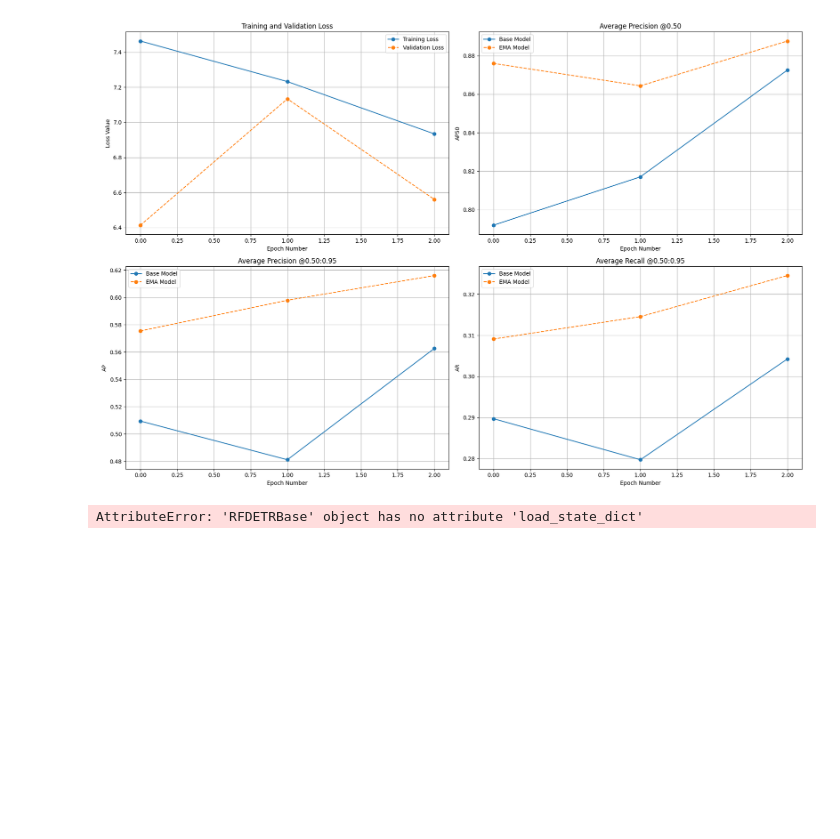
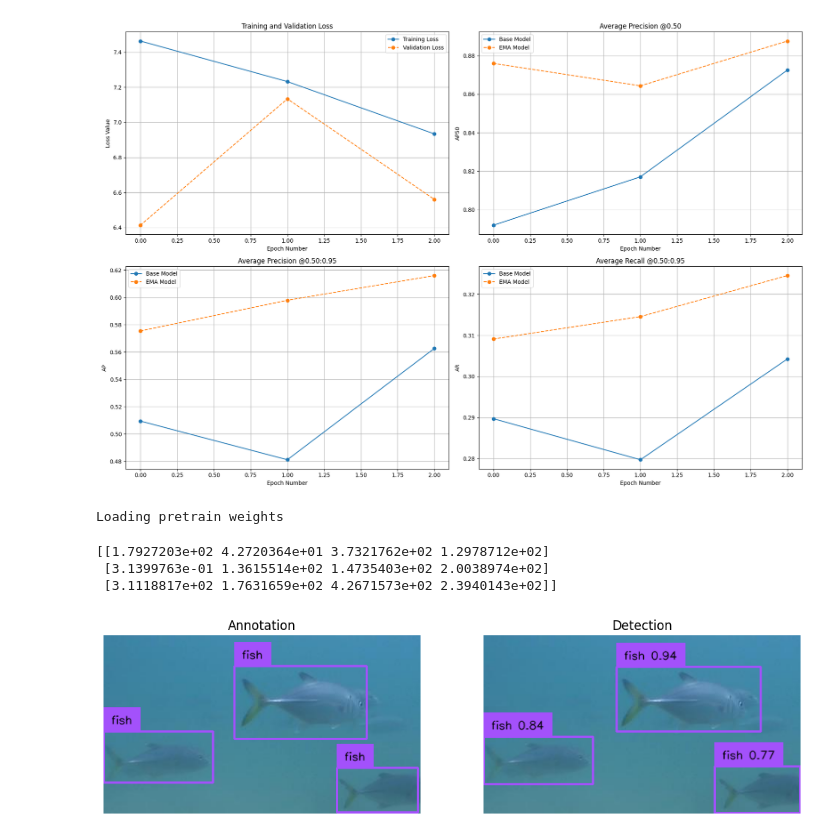
Before and after one commit to MateoPetitet/rfdetr-ofb, a Jupyter notebook: RF-DETR_poissons.ipynb, the cells around one changed output. Cells and saved outputs as stored; diff of their text form; code cells hidden in the pictures; blank space fills up the shorter version.

```diff
--- a/RF-DETR_poissons.ipynb
+++ b/RF-DETR_poissons.ipynb
@@ -118,10 +118,9 @@ Image.open("output/metrics_plot.png")
 # %% [output]
 [figure]
 # %%
-checkpoint = torch.load('output/checkpoint0059.pth', weights_only=False)
-model.load_state_dict(checkpoint['model'], strict=True)
+model = RFDETRBase(pretrain_weights="output/checkpoint0059.pth")
 # %% [output]
-AttributeError: 'RFDETRBase' object has no attribute 'load_state_dict'
+Loading pretrain weights
 # %%
 import supervision as sv
 
@@ -134,35 +133,40 @@ path, image, annotations = ds[53] #id de l'image à analyser
 image = Image.open(path)
 
 detections = model.predict(image, threshold=0.1)
-print(detections)
-print(type(detections))
+coord = detections.xyxy
+print(coord)
 
 #text_scale = sv.calculate_optimal_text_scale(resolution_wh=image.size)
 #thickness = sv.calculate_optimal_line_thickness(resolution_wh=image.size)
 
 bbox_annotator = sv.BoxAnnotator()#thickness=thickness)
 label_annotator = sv.LabelAnnotator(
     text_color=sv.Color.BLACK,
     smart_position=True)
 
 annotations_labels = [
     f"{ds.classes[class_id]}"
     for class_id
     in annotations.class_id
 ]
 
 detections_labels = [
     f"{ds.classes[class_id]} {confidence:.2f}"
     for class_id, confidence
     in zip(detections.class_id, detections.confidence)
 ]
 
 annotation_image = image.copy()
 annotation_image = bbox_annotator.annotate(annotation_image, annotations)
 annotation_image = label_annotator.annotate(annotation_image, annotations, annotations_labels)
 
 detections_image = image.copy()
 detections_image = bbox_annotator.annotate(detections_image, detections)
 detections_image = label_annotator.annotate(detections_image, detections, detections_labels)
 
 sv.plot_images_grid(images=[annotation_image, detections_image], grid_size=(1, 2), titles=["Annotation", "Detection"])
+# %% [output]
+[[1.7927203e+02 4.2720364e+01 3.7321762e+02 1.2978712e+02]
+ [3.1399763e-01 1.3615514e+02 1.4735403e+02 2.0038974e+02]
+ [3.1118817e+02 1.7631659e+02 4.2671573e+02 2.3940143e+02]]
+[figure, added]
```
Also changed, not shown: parts of 1 cell of this notebook.
